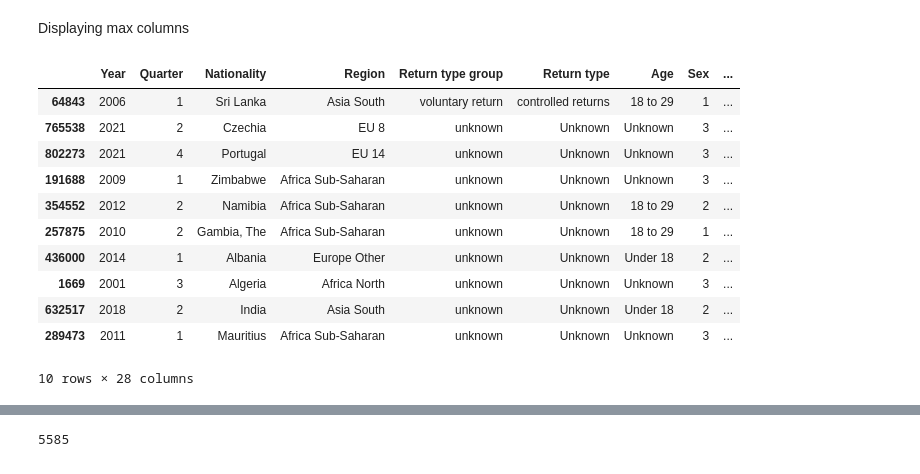
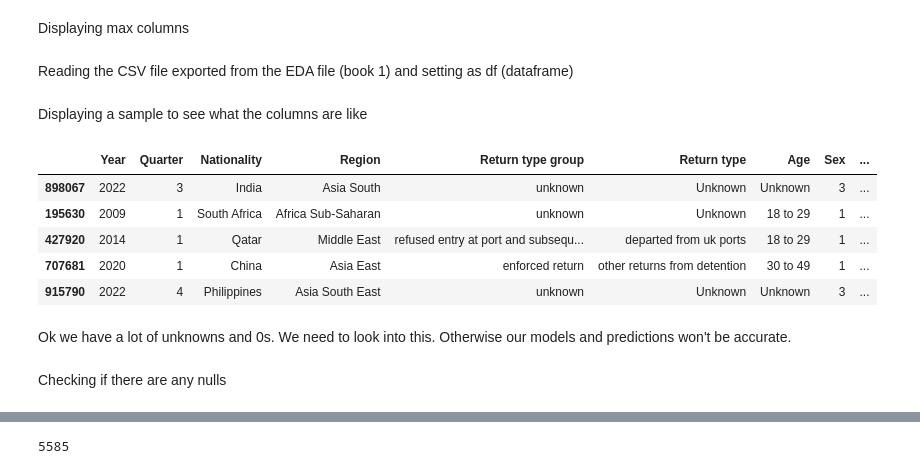
Before and after one commit to psmith1011/CS_UK_Immigration, a Jupyter notebook: Notebook_Code_Files/CS_UK_Immigration_Psmith_main.ipynb, the cells around one changed output, grey strips where cells are left out. Drawn from its saved outputs; the diff is of its cells as text; code cells hidden in the pictures.

```diff
--- a/Notebook_Code_Files/CS_UK_Immigration_Psmith_main.ipynb
+++ b/Notebook_Code_Files/CS_UK_Immigration_Psmith_main.ipynb
@@ -120,4 +122,6 @@ After, we will move on to data preprocessing and modelling on the other notebook
 Displaying max columns
 # %%
 pd.options.display.max_columns = None
+# %% [markdown]
+Reading the CSV file exported from the EDA file (book 1) and setting as df (dataframe)
 # %%
@@ -125,19 +128,19 @@ pd.options.display.max_columns = None
 df_combined = pd.read_csv(r'C:\Users\patri\Downloads\df_combined_EDA1.csv')
+# %% [markdown]
+Displaying a sample to see what the columns are like
 # %%
-df_combined.sample(10)
+df_combined.sample(5)
 # %% [output]
 |  | Year | Quarter | Nationality | Region | Return type group | Return type | Age | Sex | ... |
-| 64843 | 2006 | 1 | Sri Lanka | Asia South | voluntary return | controlled returns | 18 to 29 | 1 | ... |
-| 765538 | 2021 | 2 | Czechia | EU 8 | unknown | Unknown | Unknown | 3 | ... |
-| 802273 | 2021 | 4 | Portugal | EU 14 | unknown | Unknown | Unknown | 3 | ... |
-| 191688 | 2009 | 1 | Zimbabwe | Africa Sub-Saharan | unknown | Unknown | Unknown | 3 | ... |
-| 354552 | 2012 | 2 | Namibia | Africa Sub-Saharan | unknown | Unknown | 18 to 29 | 2 | ... |
-| 257875 | 2010 | 2 | Gambia, The | Africa Sub-Saharan | unknown | Unknown | 18 to 29 | 1 | ... |
-| 436000 | 2014 | 1 | Albania | Europe Other | unknown | Unknown | Under 18 | 2 | ... |
-| 1669 | 2001 | 3 | Algeria | Africa North | unknown | Unknown | Unknown | 3 | ... |
-| 632517 | 2018 | 2 | India | Asia South | unknown | Unknown | Under 18 | 2 | ... |
-| 289473 | 2011 | 1 | Mauritius | Africa Sub-Saharan | unknown | Unknown | Unknown | 3 | ... |
+| 898067 | 2022 | 3 | India | Asia South | unknown | Unknown | Unknown | 3 | ... |
+| 195630 | 2009 | 1 | South Africa | Africa Sub-Saharan | unknown | Unknown | 18 to 29 | 1 | ... |
+| 427920 | 2014 | 1 | Qatar | Middle East | refused entry at port and subsequ... | departed from uk ports | 18 to 29 | 1 | ... |
+| 707681 | 2020 | 1 | China | Asia East | enforced return | other returns from detention | 30 to 49 | 1 | ... |
+| 915790 | 2022 | 4 | Philippines | Asia South East | unknown | Unknown | Unknown | 3 | ... |
-10 rows × 28 columns
+# %% [markdown]
+Ok we have a lot of unknowns and 0s. We need to look into this. Otherwise our models and predictions won't be accurate.
+# %% [markdown]
+Checking if there are any nulls
 # %%
 df_combined.isna().sum()/df_combined.shape[0]*100
 # %% [output]
```
Also changed, not shown: parts of 76 cells of this notebook, 2 other files.
